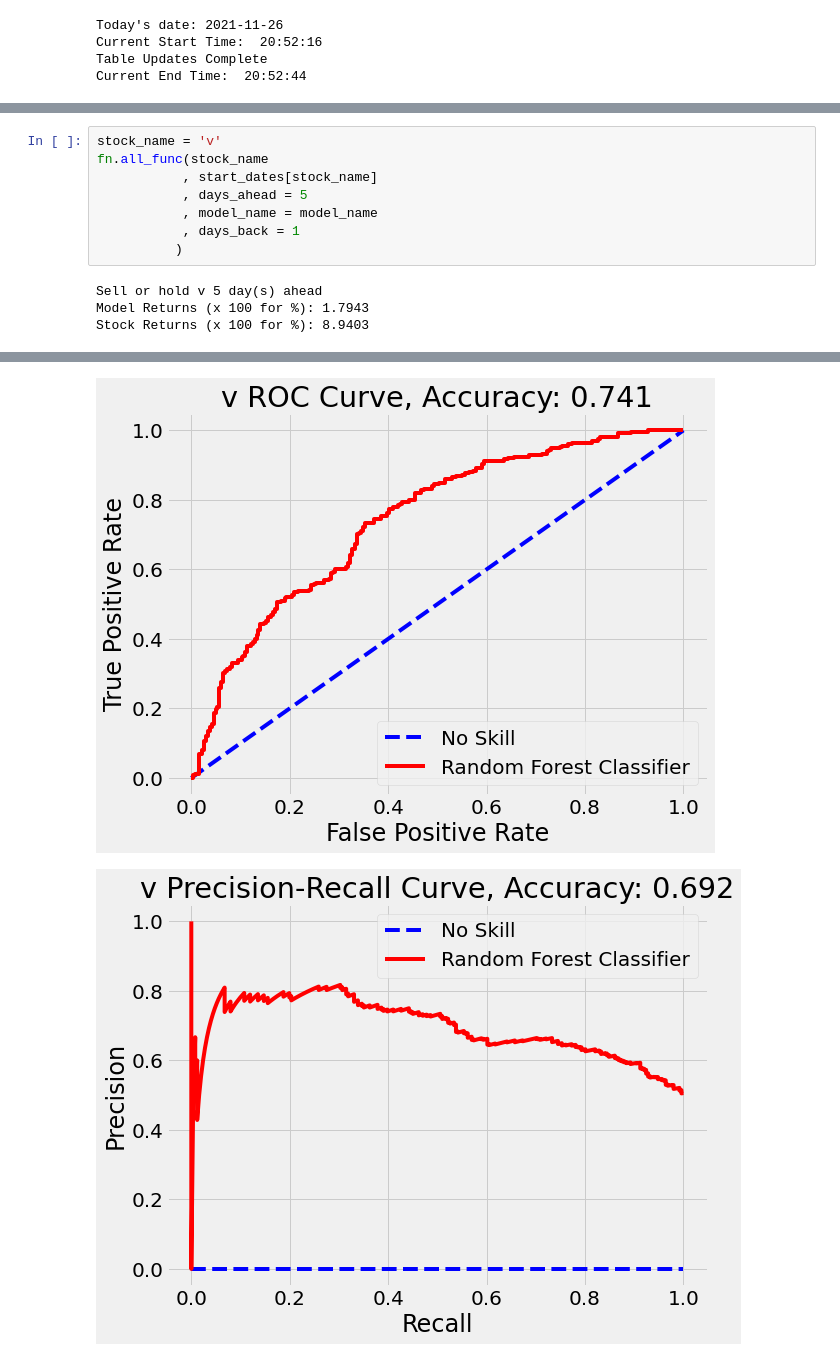
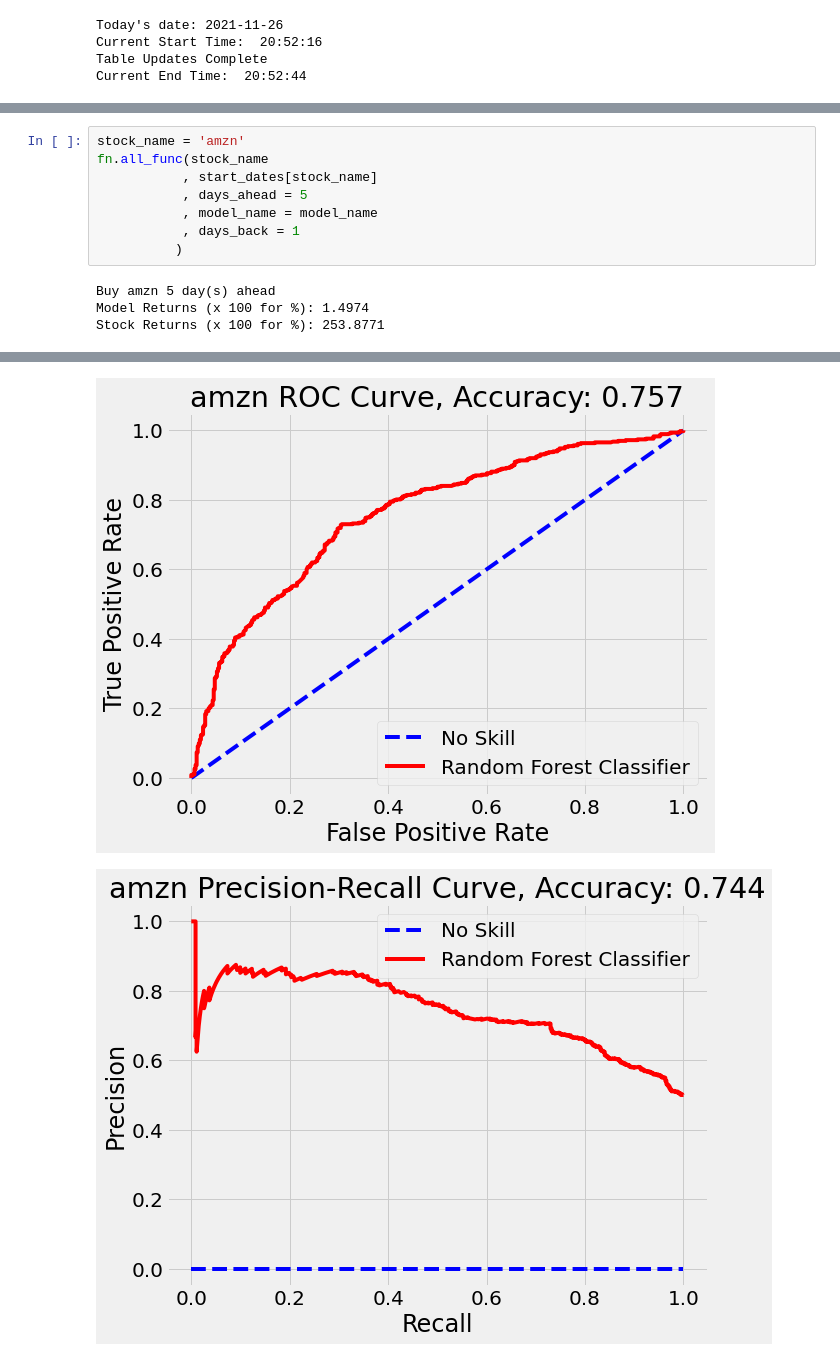
Before and after one commit to yuchild/next_n_day_stock_prediction_simple, a Jupyter notebook: testing.ipynb, the cells around one changed output, grey strips where cells are left out. Drawn from its saved outputs; the diff is of its cells as text.

```diff
--- a/testing.ipynb
+++ b/testing.ipynb
@@ -200,5 +209,5 @@ Stock Returns (x 100 for %): 8.9403
 # %%
-stock_name = 'v'
+stock_name = 'amzn'
 fn.all_func(stock_name
            , start_dates[stock_name]
            , days_ahead = 5
@@ -206,6 +215,6 @@ fn.all_func(stock_name
            , days_back = 1
           )
 # %% [output]
-Sell or hold v 5 day(s) ahead
-Model Returns (x 100 for %): 1.7943
-Stock Returns (x 100 for %): 8.9403
+Buy amzn 5 day(s) ahead
+Model Returns (x 100 for %): 1.4974
+Stock Returns (x 100 for %): 253.8771
@@ -213,2 +222,2 @@ Stock Returns (x 100 for %): 8.9403
-[figure, old version]
+[figure, new version]
-[figure, old version]
+[figure, new version]
```
Also changed, not shown: parts of 4 cells of this notebook, 15 other files.
